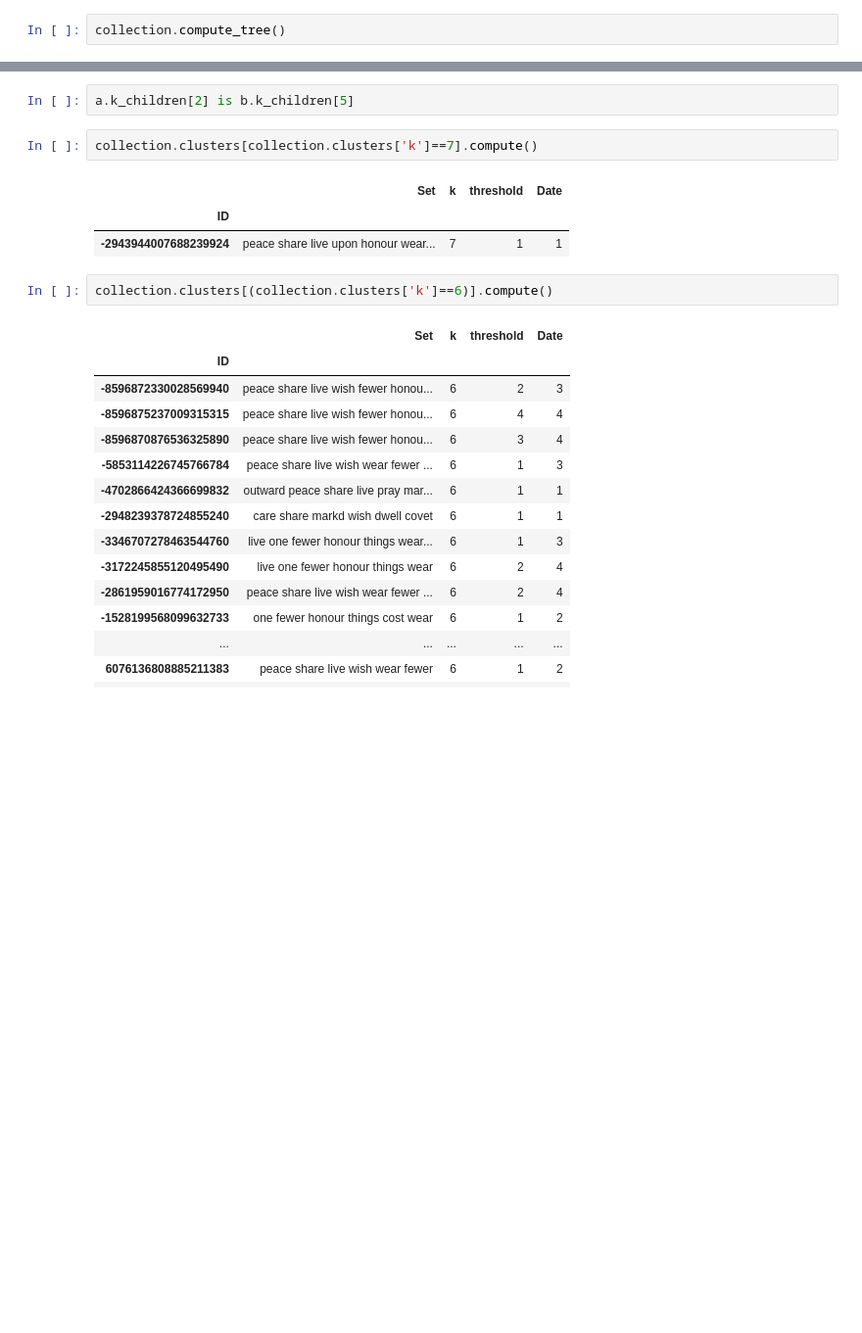
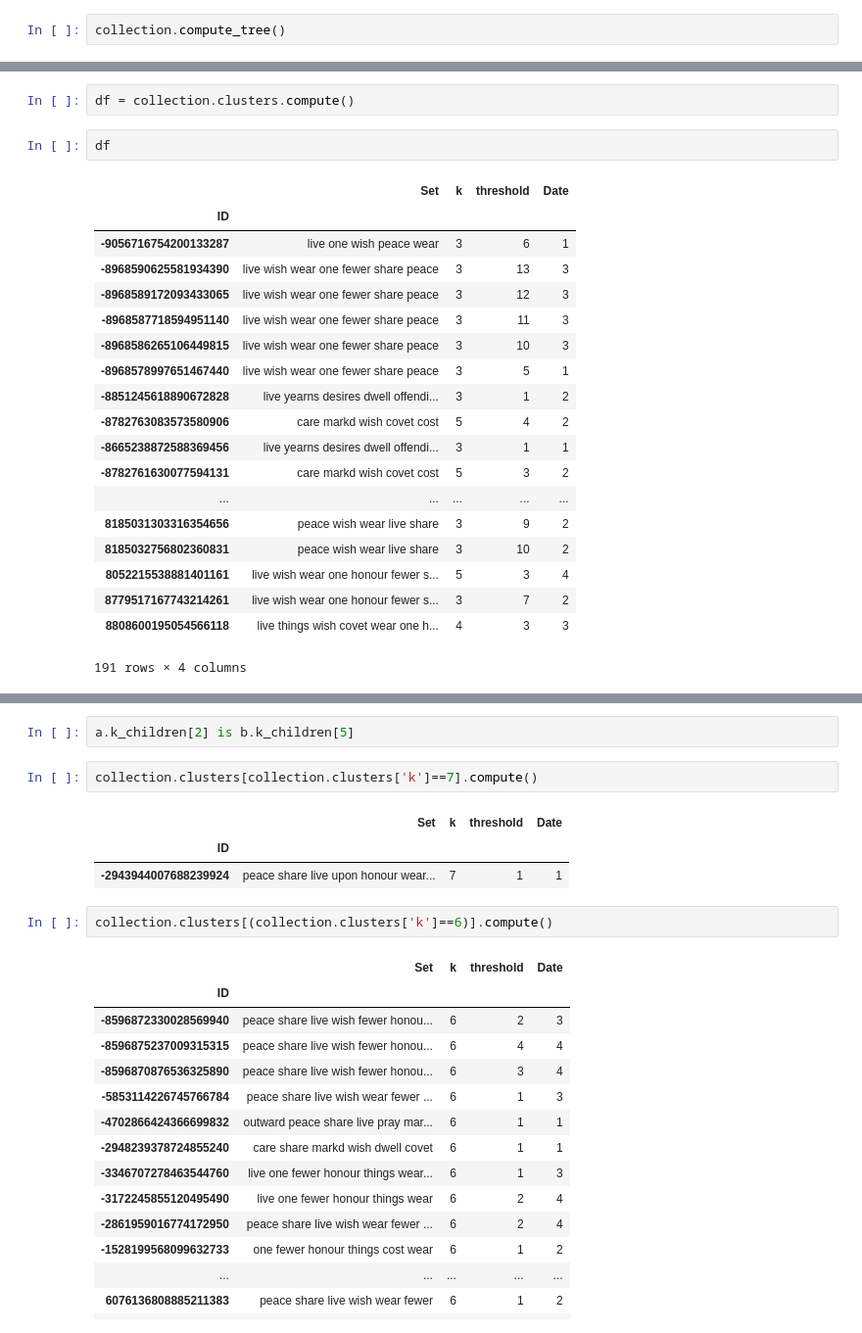
Before and after one commit to JamesPHoughton/homer, a Jupyter notebook: sandbox_py3.ipynb, the cells around one changed output, grey strips where cells are left out. Shown at 98% size. Drawn from its saved outputs; the diff is of its cells as text; blank space fills up the shorter version.

```diff
--- a/sandbox_py3.ipynb
+++ b/sandbox_py3.ipynb
@@ -42,0 +87,24 @@ a.k_children
+# %%
+df = collection.clusters.compute()
+# %%
+df
+# %% [output]
+|  | Set | k | threshold | Date |
+| ID |  |  |  |  |
+| -9056716754200133287 | live one wish peace wear | 3 | 6 | 1 |
+| -8968590625581934390 | live wish wear one fewer share peace | 3 | 13 | 3 |
+| -8968589172093433065 | live wish wear one fewer share peace | 3 | 12 | 3 |
+| -8968587718594951140 | live wish wear one fewer share peace | 3 | 11 | 3 |
+| -8968586265106449815 | live wish wear one fewer share peace | 3 | 10 | 3 |
+| -8968578997651467440 | live wish wear one fewer share peace | 3 | 5 | 1 |
+| -8851245618890672828 | live yearns desires dwell offendi... | 3 | 1 | 2 |
+| -8782763083573580906 | care markd wish covet cost | 5 | 4 | 2 |
+| -8665238872588369456 | live yearns desires dwell offendi... | 3 | 1 | 1 |
+| -8782761630077594131 | care markd wish covet cost | 5 | 3 | 2 |
+| ... | ... | ... | ... | ... |
+| 8185031303316354656 | peace wish wear live share | 3 | 9 | 2 |
+| 8185032756802360831 | peace wish wear live share | 3 | 10 | 2 |
+| 8052215538881401161 | live wish wear one honour fewer s... | 5 | 3 | 4 |
+| 8779517167743214261 | live wish wear one honour fewer s... | 3 | 7 | 2 |
+| 8808600195054566118 | live things wish covet wear one h... | 4 | 3 | 3 |
+191 rows × 4 columns
```
Also changed, not shown: parts of 25 cells of this notebook, 5 other files.
